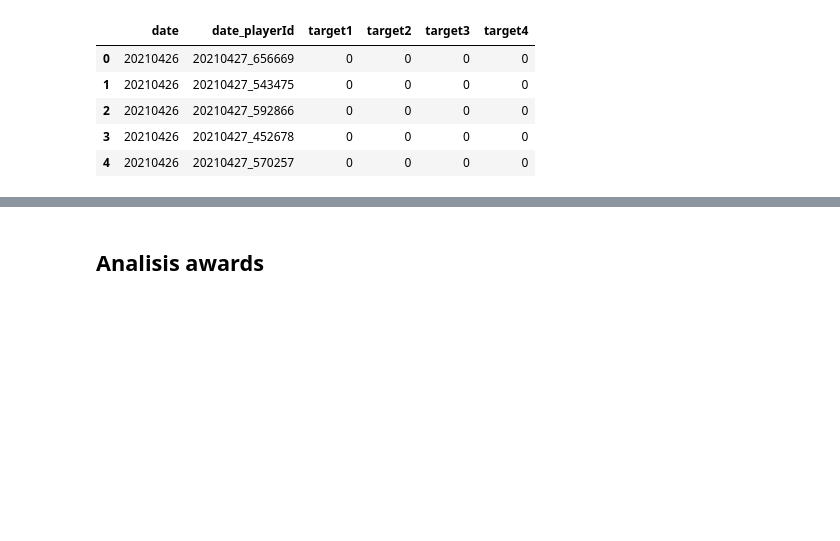
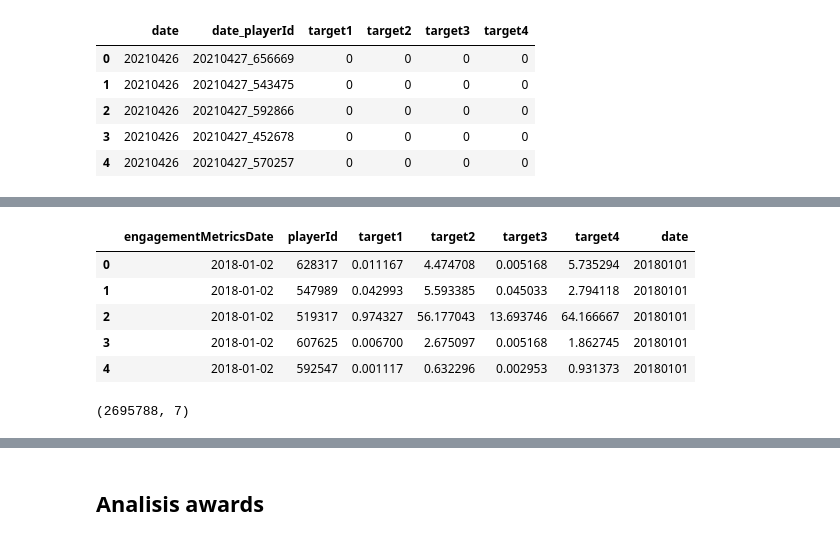
Before and after one commit to MarioChackGitHub/MLB-Kaggle, a Jupyter notebook: explore_data.ipynb, the cells around one changed output, grey strips where cells are left out. Drawn from its saved outputs; the diff is of its cells as text; code cells hidden in the pictures; blank space fills up the shorter version.

```diff
--- a/explore_data.ipynb
+++ b/explore_data.ipynb
@@ -93,0 +209,14 @@ pd.read_csv
+# %%
+player_engagement = unpack_json(traindf,"nextDayPlayerEngagement")
+player_engagement.head()
+# %% [output]
+|  | engagementMetricsDate | playerId | target1 | target2 | target3 | target4 | date |
+| 0 | 2018-01-02 | 628317 | 0.011167 | 4.474708 | 0.005168 | 5.735294 | 20180101 |
+| 1 | 2018-01-02 | 547989 | 0.042993 | 5.593385 | 0.045033 | 2.794118 | 20180101 |
+| 2 | 2018-01-02 | 519317 | 0.974327 | 56.177043 | 13.693746 | 64.166667 | 20180101 |
+| 3 | 2018-01-02 | 607625 | 0.006700 | 2.675097 | 0.005168 | 1.862745 | 20180101 |
+| 4 | 2018-01-02 | 592547 | 0.001117 | 0.632296 | 0.002953 | 0.931373 | 20180101 |
+# %%
+player_engagement.shape
+# %% [output]
+(2695788, 7)
```
Also changed, not shown: parts of 23 cells of this notebook.
